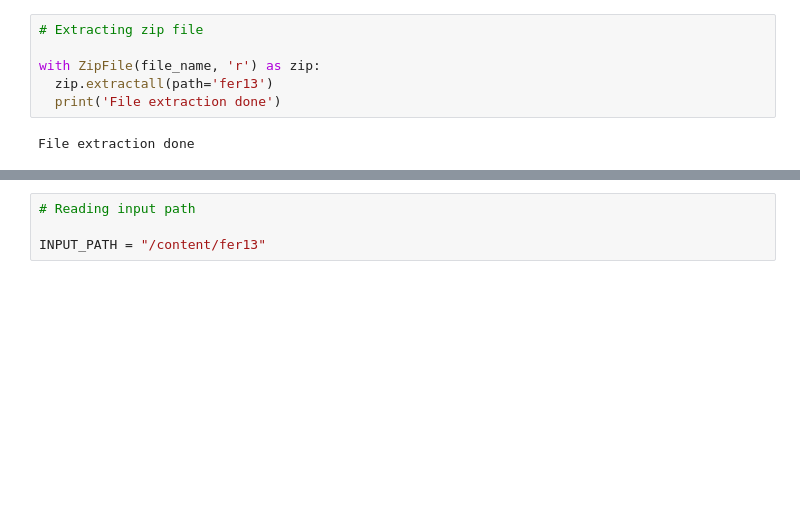
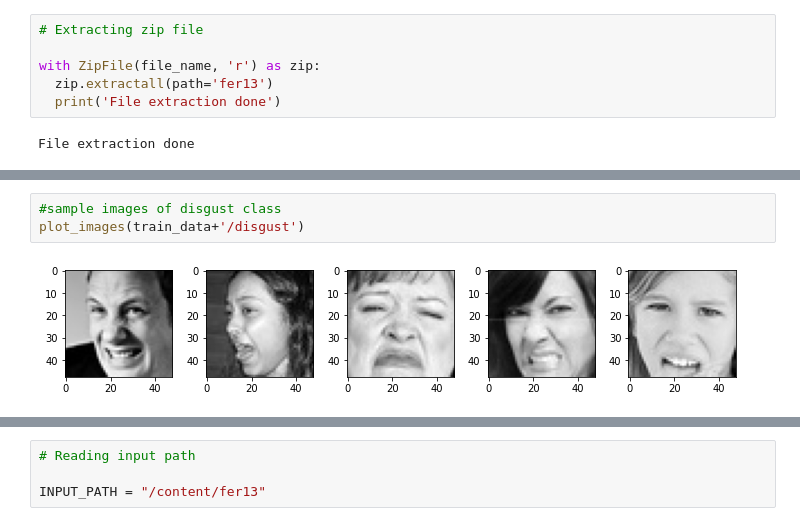
Before and after one commit to Sharath2021/-LIVE-CLASS-MONITORING-SYSTEM-Face-Emotion-Recognition-, a Jupyter notebook: LIVE_CLASS_MONITORING_SYSTEM(Face_Emotion_Recognition).ipynb, the cells around one changed output, grey strips where cells are left out. Drawn from its saved outputs; the diff is of its cells as text; blank space fills up the shorter version.

```diff
--- a/LIVE_CLASS_MONITORING_SYSTEM(Face_Emotion_Recognition).ipynb
+++ b/LIVE_CLASS_MONITORING_SYSTEM(Face_Emotion_Recognition).ipynb
@@ -45,0 +80,5 @@ File extraction done
+# %%
+#sample images of disgust class
+plot_images(train_data+'/disgust')
+# %% [output]
+[figure, added]
```
Also changed, not shown: parts of 18 cells of this notebook.
